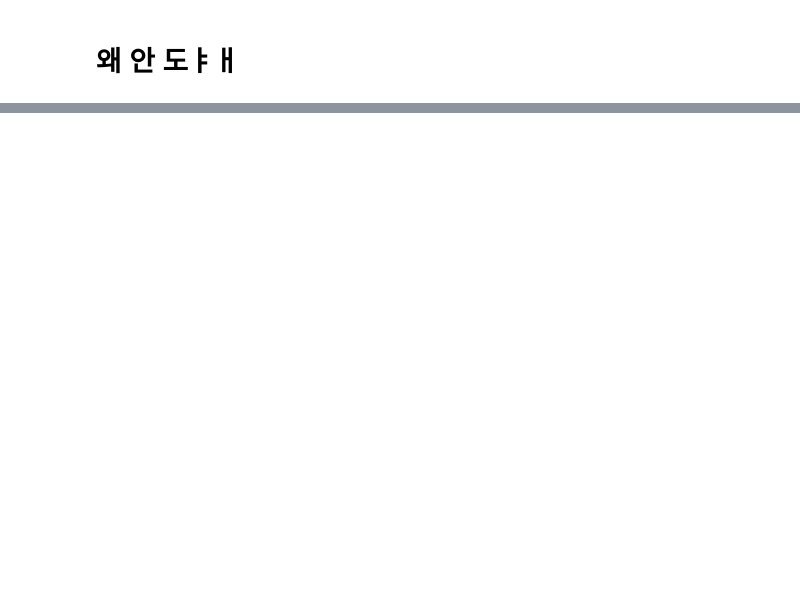
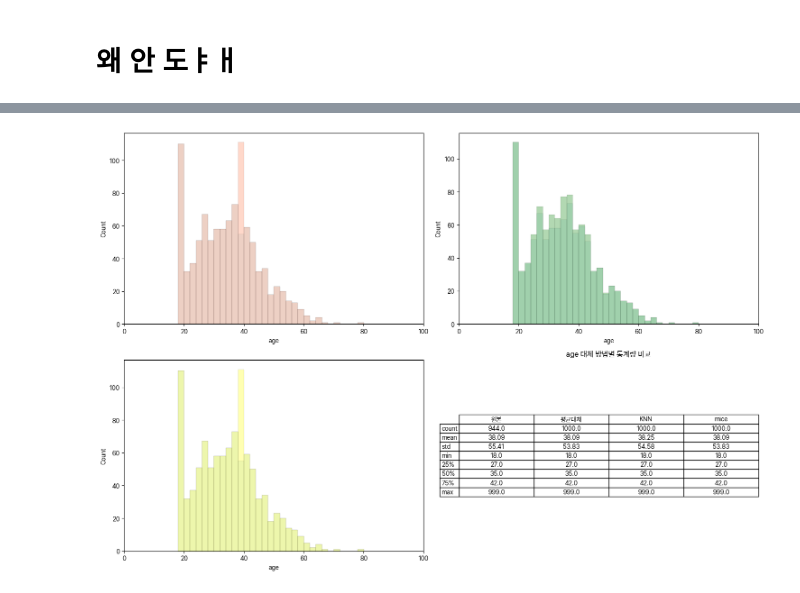
Before and after one commit to semistone97/TIL, a Jupyter notebook: data analysis/05_eda.ipynb, the cells around one changed output, grey strips where cells are left out. Drawn from its saved outputs; the diff is of its cells as text; code cells hidden in the pictures; blank space fills up the shorter version.

```diff
--- a/data analysis/05_eda.ipynb
+++ b/data analysis/05_eda.ipynb
@@ -255,0 +179,12 @@ PRICE와 상관관계가 높은 변수들:
+# %%
+# 라이브러리 설치
+
+import seaborn as sns
+import numpy as np
+import pandas as pd
+import matplotlib.pyplot as plt
+from IPython.display import display
+import warnings
+warnings.filterwarnings('ignore', category=UserWarning)
+plt.rcParams['font.family'] = 'Pretendard'
+plt.rcParams['axes.unicode_minus'] = False
@@ -255,0 +462,84 @@ PRICE와 상관관계가 높은 변수들:
+# %%
+# Impute -> 대체하다.
+from pkg_resources import find_eggs_in_zip
+from sklearn.impute import KNNImputer, SimpleImputer
+from sklearn.experimental import enable_iterative_imputer
+from sklearn.impute import IterativeImputer
+
+# 숫자형 컬럼들
+numeric_cols = ['age', 'total_purchases', 'avg_order_value',
+       'days_since_last_purchase', 'satisfaction_score']
+# ecommerce.select_dtypes(include='number').columns
+df_numeric = ecommerce[numeric_cols]
+print('원본 데이터 결측률')
+for col in numeric_cols:
+    missing_rate = df_numeric[col].isnull().mean()
+    if missing_rate:
+        print(f' {col}: {missing_rate: .2%}')
+
+# 1. 컬럼별 결측치 평균값으로 대체
+imputer_mean = SimpleImputer(strategy='mean')
+df_mean = df_numeric.copy()
+df_mean[numeric_cols] = imputer_mean.fit_transform(df_numeric[numeric_cols])    # 이렇게 하면 평균으로 알아서 채워줌
+
+#(여기부터 고오오오오급)
+# 2. KNN 대체
+# K-Nearest Neighbors:
+imputer_knn = KNNImputer(n_neighbors=5)
+df_knn = df_numeric.copy()
+df_knn[numeric_cols] = imputer_knn.fit_transform(df_numeric[numeric_cols])
+
+# 2. mice 대체
+# Multiple Imputation by Chained Equations: 결측이 있는 변수를 다른 변수를 이용해 `회귀`모델 예측
+# 변수간 상관관계가 약한경우, 평균으로 도달.
+imputer_mice = IterativeImputer(random_state=42, max_iter=10)
+df_mice = df_numeric.copy()
+df_mice[numeric_cols] = imputer_mice.fit_transform(df_numeric[numeric_cols])
+
+# display(df_mean)
+# display(df_knn)
+# display(df_mice)
+
+# 대체 결과 비교 시각화
+fig, axes = plt.subplots(2, 2, figsize=(15, 10))
+a1, a2, a3, a4 = axes[0, 0], axes[0, 1], axes[1, 0], axes[1, 1]
+
+# age 변수 대체 결과
+variable = 'age'
+if df_numeric[variable].isnull().sum():
+    x_min, x_max = 0, 100
+    sns.histplot(df_numeric[variable], binwidth=2, kde=False, ax=a1, alpha=0.3, label='원본', color='lightblue')
+    sns.histplot(df_mean[variable], binwidth=2, kde=False, ax=a1, alpha=0.3, label='원본', color='coral')
+
+    a1.set_xlim(x_min, x_max)
+
+    sns.histplot(df_numeric[variable], binwidth=2, kde=False, ax=a2, alpha=0.3, label='원본', color='lightblue')
+    sns.histplot(df_knn[variable], binwidth=2, kde=False, ax=a2, alpha=0.3, label='원본', color='green')
+    a2.set_xlim(x_min, x_max)
+
+    sns.histplot(df_numeric[variable], binwidth=2, kde=False, ax=a3, alpha=0.3, label='원본', color='lightblue')
+    sns.histplot(df_mice[variable], binwidth=2, kde=False, ax=a3, alpha=0.3, label='원본', color='yellow')
+    a3.set_xlim(x_min, x_max)
+
+# 대체 전후 통계량 비교
+comparison_stats = pd.DataFrame({
+    '원본': df_numeric[variable].describe(),
+    '평균대체': df_mean[variable].describe(),
+    'KNN': df_knn[variable].describe(),
+    'mice': df_mice[variable].describe()
+}).round(2)
+
+# 텍스트로 통계 비교 표시
+a4.axis('off')
+a4.table(
+    cellText=comparison_stats.values,
+    rowLabels=comparison_stats.index,
+    colLabels=comparison_stats.columns,
+    cellLoc='center',
+    loc='center'
+)
+a4.set_title(f'{variable} 대체 방법별 통계량 비교')
+
+plt.tight_layout()
+plt.show()
+# %% [output]
@@ -255,0 +549 @@ PRICE와 상관관계가 높은 변수들:
+[figure, added]
```
Also changed, not shown: parts of 14 cells of this notebook, 4 other files.
